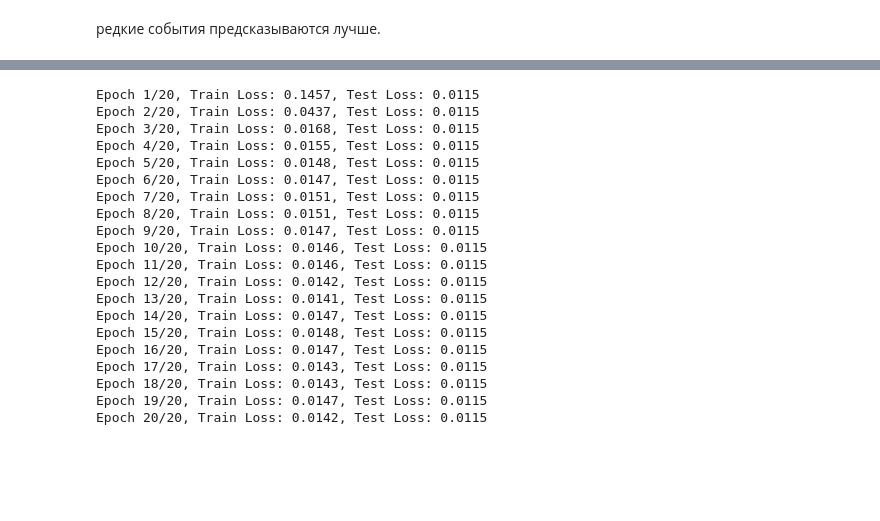
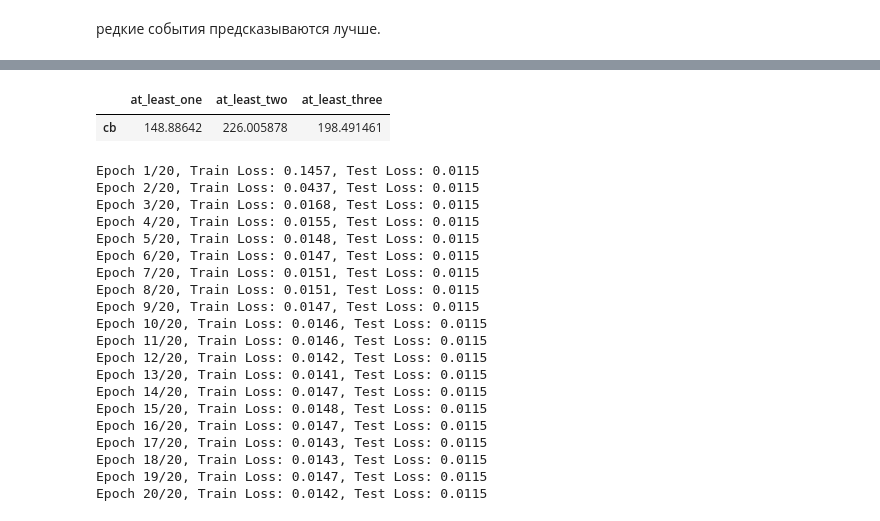
Before and after one commit to Katrysechka/dl.25, a Jupyter notebook: 03_model.ipynb, the cells around one changed output, grey strips where cells are left out. Saved outputs shown, nothing was run; the diff lists cells and outputs as text; code cells hidden in the pictures; blank space fills up the shorter version.

```diff
--- a/03_model.ipynb
+++ b/03_model.ipynb
@@ -348,0 +381,25 @@ bestIteration = 499
+# %%
+X_train1, X_test1, y_train1, y_test1 = train_test_split(X,y,test_size=0.2,random_state=42)
+# %%
+cb_params1 = dict( iterations=500, depth=8, learning_rate=0.05, loss_function="RMSE", eval_metric="RMSE", random_seed=42, verbose=100)
+# %%
+cb_models1 = {}
+cb_preds_test1 = []
+cb_preds_all1 = []
+
+for i, target in enumerate(y.columns):
+    print(f"CatBoost for {target}")
+
+    model2 = CatBoostRegressor(**cb_params1)
+
+    model2.fit(
+        X_train1,
+        y_train1.iloc[:, i],
+        eval_set=(X_test1, y_test1.iloc[:, i]),
+        use_best_model=True
+    )
+
+    cb_models1[target] = model2
+    cb_preds_test1.append(model2.predict(X_test1))
+    preds_all = model2.predict(X)
+    cb_preds_all1.append(preds_all)
@@ -348,0 +424,17 @@ bestIteration = 499
+# %%
+target_cols = ["at_least_one", "at_least_two", "at_least_three"]
+model_prefixes = ["cb"]
+
+metrics = {}
+
+for i, target in enumerate(target_cols):
+    metrics[target] = {}
+    y_true = validate_preds[target].values
+    for prefix in model_prefixes:
+        y_pred = validate_preds[f"{prefix}_{i+1}b"].values
+        metrics[target][prefix] = smoothed_mean_log_accuracy_ratio(y_true, y_pred)
+metrics_df = pd.DataFrame(metrics)
+metrics_df
+# %% [output]
+|  | at_least_one | at_least_two | at_least_three |
+| cb | 148.88642 | 226.005878 | 198.491461 |
```
Also changed, not shown: parts of 6 cells of this notebook.
